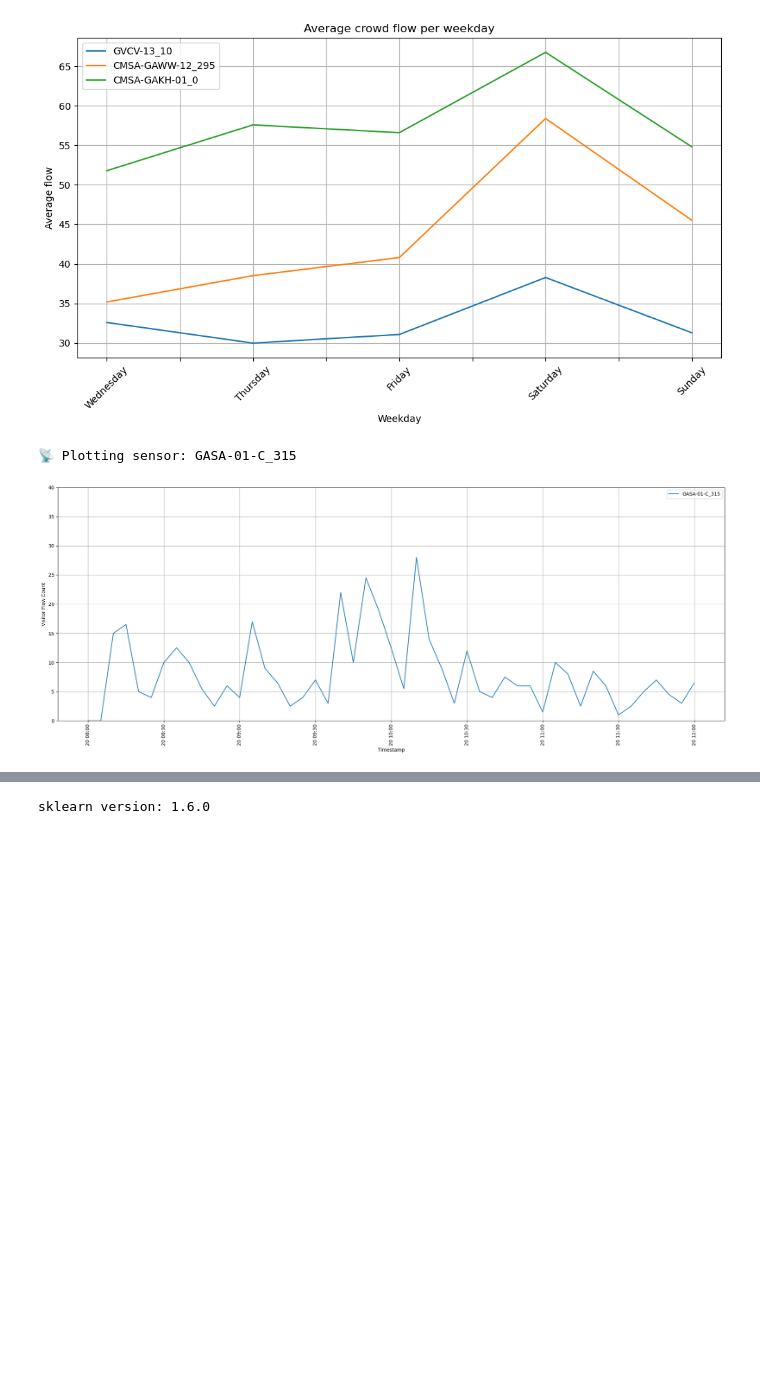
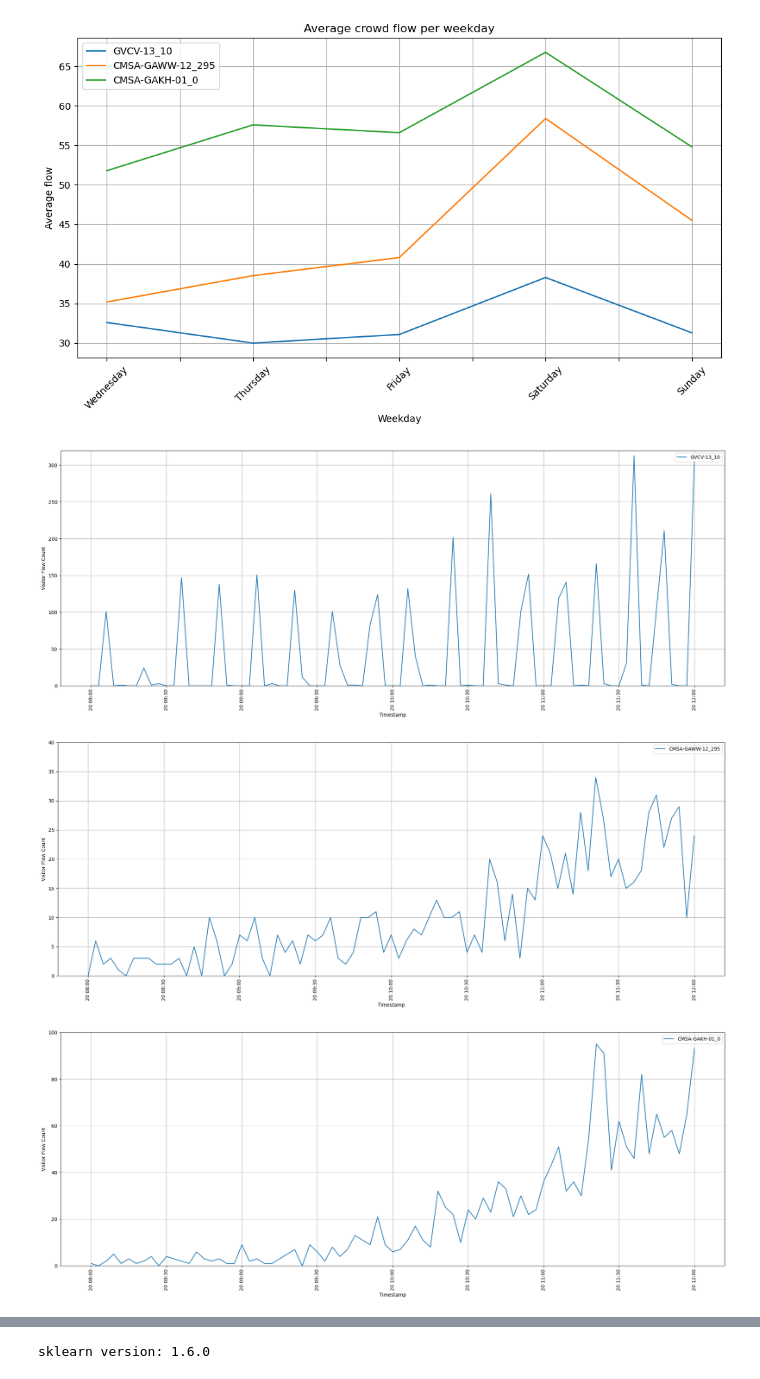
Before and after one commit to jipposteenstra/group22, a Jupyter notebook: project_template.ipynb, the cells around one changed output, grey strips where cells are left out. Drawn from its saved outputs; the diff is of its cells as text; code cells hidden in the pictures; blank space fills up the shorter version.

```diff
--- a/project_template.ipynb
+++ b/project_template.ipynb
@@ -122,39 +122,37 @@ plt.show()
 [figure]
 [figure]
 # %%
-sensor_columns = [c for c in df_flow.columns
-                  if c not in ["timestamp","hour","minute","day","month","weekday","is_weekend"]]
-random_sensor = np.random.choice(sensor_columns)
-print(f"📡 Plotting sensor: {random_sensor}")
-
 df_flow["timestamp"] = pd.to_datetime(df_flow["timestamp"])
 df_flow = df_flow.sort_values("timestamp")
 
-series = (
-    df_flow.set_index("timestamp")[random_sensor]
-           .resample("5min").mean()
-)
+# check if sensors exist in df_flow columns
+for sensor in sensors:
+    if sensor not in df_flow.columns:
+        print(f"Warning: sensor '{sensor}' not found in df_flow columns, skipping.")
+        continue
 
-day0 = series.index.normalize()[0]
-start = day0 + pd.Timedelta(hours=8)
-end   = day0 + pd.Timedelta(hours=12)
-window = series.loc[start:end]
+    series = df_flow.set_index("timestamp")[sensor].resample("3min").mean()
 
-full_index = pd.date_range(start=start, end=end, freq="5min")
+    # pick first day (20, wednesday) and window 08:00-12:00
+    day0 = series.index.normalize()[0]
+    start = day0 + pd.Timedelta(hours=8)
+    end   = day0 + pd.Timedelta(hours=12)
+    window = series.loc[start:end]
 
-plt.figure(figsize=(20, 8))
-plt.plot(window.index, window.values, label=random_sensor, linewidth=1.5)
-plt.xlabel("Timestamp")
-plt.ylabel("Visitor Flow Count")
-plt.xticks(rotation=90)
+    plt.figure(figsize=(20, 8))
+    plt.plot(window.index, window.values, label=sensor, linewidth=1.5)
+    plt.xlabel("Timestamp")
+    plt.ylabel("Visitor Flow Count")
+    plt.xticks(rotation=90)
 
-ymax = 20 * int(np.ceil((np.nanmax(window.values) if np.isfinite(np.nanmax(window.values)) else 0) / 20.0))
-plt.ylim(0, max(20, ymax))
+    ymax = 20 * int(np.ceil((np.nanmax(window.values) if np.isfinite(np.nanmax(window.values)) else 0) / 20.0))
+    plt.ylim(0, max(20, ymax))
 
-plt.grid(True)
-plt.legend(loc="upper right")
-plt.tight_layout()
-plt.show()
+    plt.grid(True)
+    plt.legend(loc="upper right")
+    plt.tight_layout()
+    plt.show()
 # %% [output]
-📡 Plotting sensor: GASA-01-C_315
-[figure, old version]
+[figure, new version]
+[figure, added]
+[figure, added]
```
Also changed, not shown: parts of 5 cells of this notebook.
